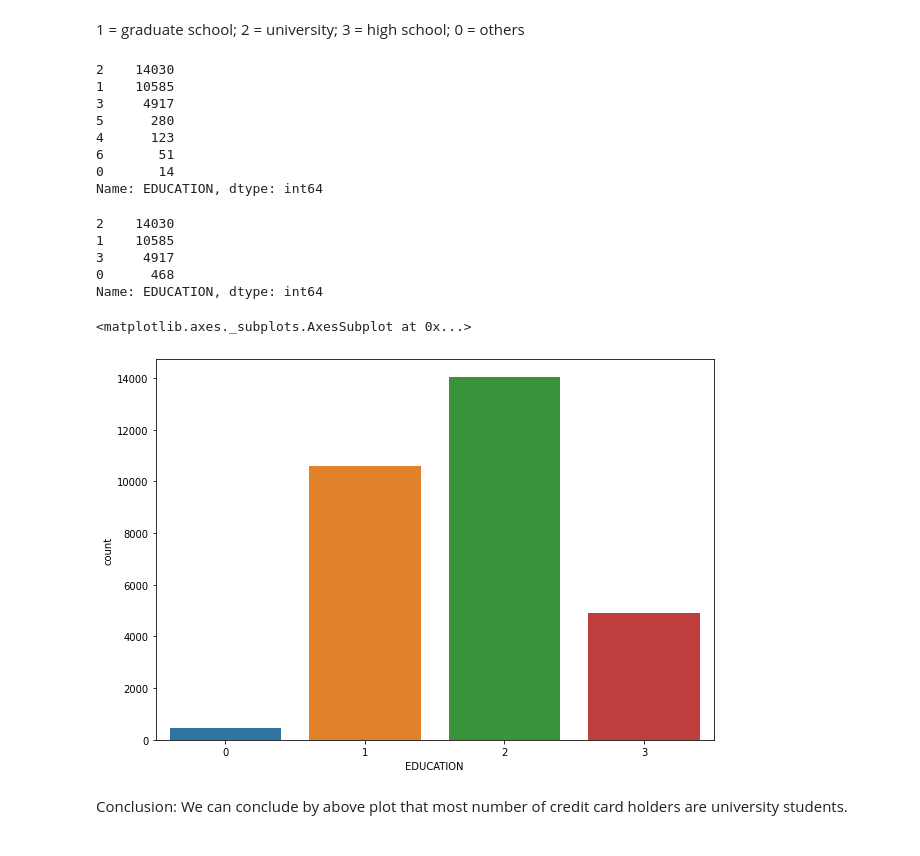
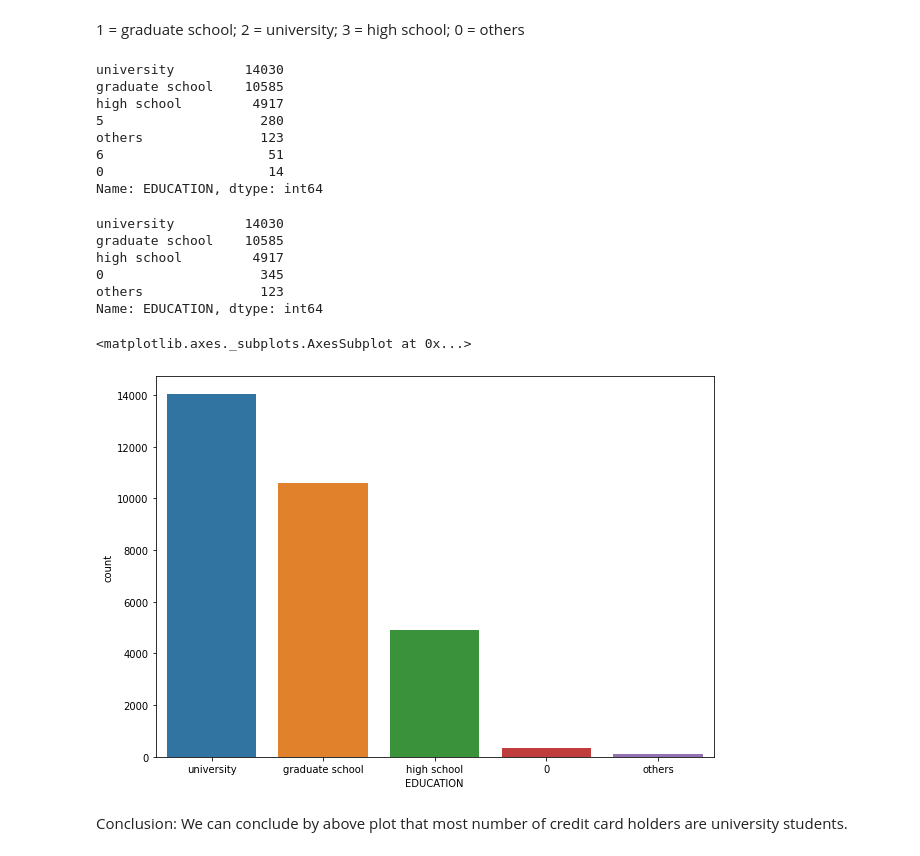
Before and after one commit to mmishra1092/Credit-Card-Default-Prediction, a Jupyter notebook: MAYANK_MISHRA_Credit_Card_Default_Prediction_Capstone_Project.ipynb, the cells around one changed output. Cells and saved outputs as stored; diff of their text form; code cells hidden in the pictures.

```diff
--- a/MAYANK_MISHRA_Credit_Card_Default_Prediction_Capstone_Project.ipynb
+++ b/MAYANK_MISHRA_Credit_Card_Default_Prediction_Capstone_Project.ipynb
@@ -225,6 +225,10 @@ len(credit_data_df[credit_data_df.duplicated()])
 0
 # %% [markdown]
 Insight: There are no duplicate and null values present in our dataset
+# %%
+# Replacing categorical variable name
+credit_card_df=credit_data_df.replace({'SEX': {1 : 'male', 2 : 'female'}, 'EDUCATION' : {1 : 'graduate school', 2 : 'university', 3 : 'high school', 4 : 'others'},
+                        'MARRIAGE' :{1 : 'married' , 2: 'single', 3: 'others'}})
 # %% [markdown]
 # Exploratory Data Analysis
 # %% [markdown]
@@ -291,33 +298,34 @@ sns.boxplot(x = 'default_payment_next_month', y = 'AGE', data = credit_data_df)
 1 = graduate school; 2 = university; 3 = high school; 0 = others
 # %%
 # Count the education variable in dataset
-credit_data_df['EDUCATION'].value_counts()
+credit_card_df['EDUCATION'].value_counts()
 # %% [output]
-2    14030
-1    10585
-3     4917
-5      280
-4      123
-6       51
-0       14
+university         14030
+graduate school    10585
+high school         4917
+5                    280
+others               123
+6                     51
+0                     14
 Name: EDUCATION, dtype: int64
 # %%
 # Now combine 0,4,5 and 6 to 0 which is 'others' category
-credit_data_df['EDUCATION'] = credit_data_df['EDUCATION'].replace({4:0,5:0,6:0})
-credit_data_df['EDUCATION'].value_counts()
+credit_card_df['EDUCATION'] = credit_card_df['EDUCATION'].replace({4:0,5:0,6:0})
+credit_card_df['EDUCATION'].value_counts()
 # %% [output]
-2    14030
-1    10585
-3     4917
-0      468
+university         14030
+graduate school    10585
+high school         4917
+0                    345
+others               123
 Name: EDUCATION, dtype: int64
 # %%
 # Plotting the count plot
 plt.figure(figsize=(10,7))
-sns.countplot(x = 'EDUCATION', data = credit_data_df)
+sns.countplot(x = 'EDUCATION', data = credit_card_df)
 # %% [output]
 <matplotlib.axes._subplots.AxesSubplot at 0x...>
-[figure, old version]
+[figure, new version]
 # %% [markdown]
 Conclusion: We can conclude by above plot that most number of credit card holders are university students.
 # %% [markdown]
```
Also changed, not shown: parts of 23 cells of this notebook.
